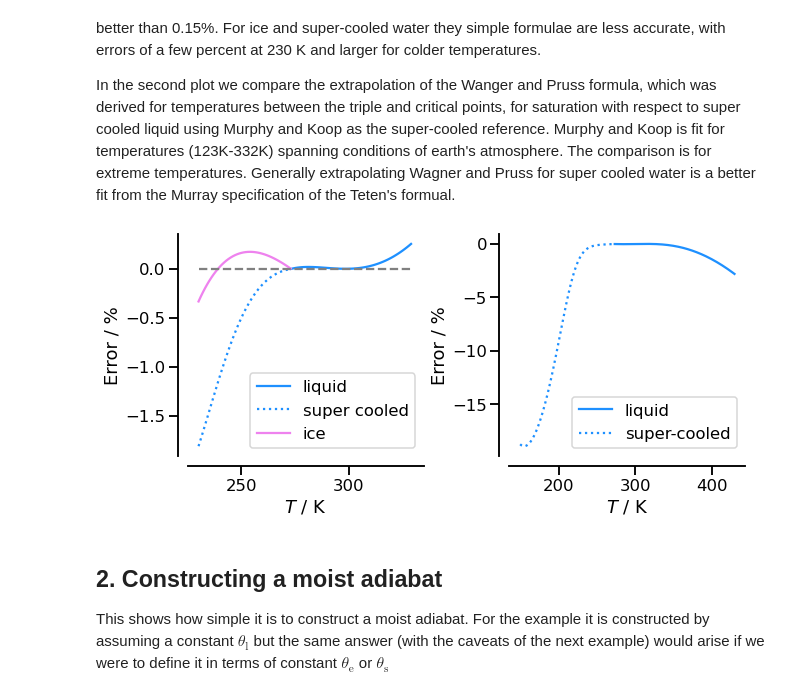
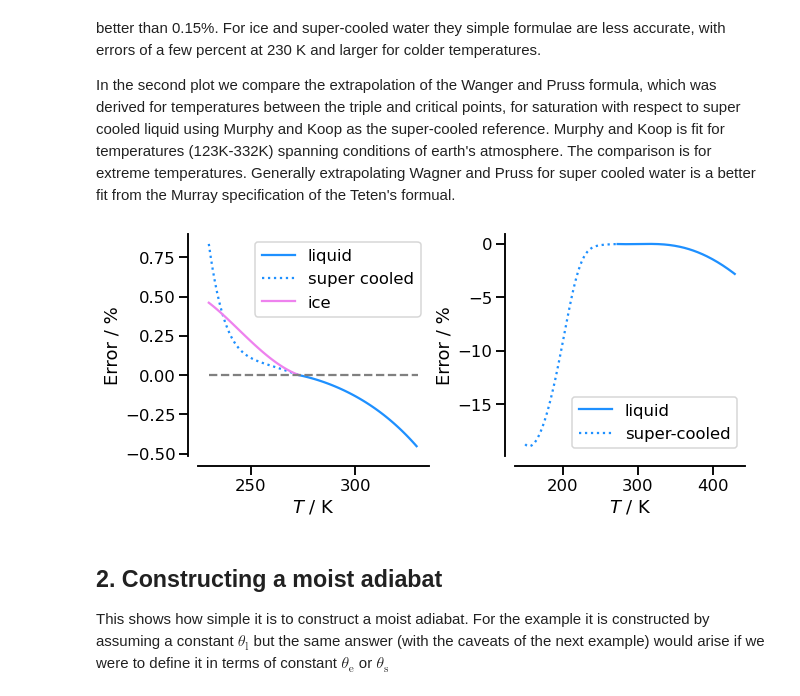
Before and after one commit to mpimet/moist_thermodynamics, a Jupyter notebook: examples/examples.ipynb, the cells around one changed output. Drawn from its saved outputs; the diff is of its cells as text; code cells hidden in the pictures.

```diff
--- a/examples/examples.ipynb
+++ b/examples/examples.ipynb
@@ -26,48 +26,48 @@ We compare the error of the much simpler Teten's formulae to those of the refere
 In the second plot we compare the extrapolation of the Wanger and Pruss formula, which was derived for temperatures between the triple and critical points, for saturation with respect to super cooled liquid using Murphy and Koop as the super-cooled reference.   Murphy and Koop is fit for temperatures (123K-332K) spanning conditions of earth's atmosphere. The comparison is for extreme temperatures.  Generally extrapolating Wagner and Pruss for super cooled water is a better fit from the Murray specification of the Teten's formual.
 # %%
 Tw = np.arange(273.15, 330.0)
-es = svp.liq_tetens(Tw)
+es = svp.liq_analytic(Tw)
 es_def = svp.liq_wagner_pruss(Tw)
 err1 = (es / es_def - 1.0) * 100.0
 
 Tc = np.arange(230.0, 273.15)
-es = svp.liq_tetens(Tc)
+es = svp.liq_analytic(Tc)
 es_def = svp.liq_murphy_koop(Tc)
 err2 = (es / es_def - 1.0) * 100.0
 
-es = svp.ice_tetens(Tc)
+es = svp.ice_analytic(Tc)
 es_def = svp.ice_wagner_etal(Tc)
 err3 = (es / es_def - 1.0) * 100.0
 
 sns.set_context("talk")
 fig, ax = plt.subplots(1, 2, figsize=(9, 4), constrained_layout=True)
 
 ax[0].plot(Tw, err1, label=f"liquid", c="dodgerblue")
 ax[0].plot(Tc, err2, label=f"super cooled", ls="dotted", c="dodgerblue")
 ax[0].plot(Tc, err3, label=f"ice", c="violet")
 
 Tw = np.arange(273.16, 430)
 es = svp.liq_wagner_pruss(Tw)
 es_def = svp.liq_murphy_koop(Tw)
 err1 = (es / es_def - 1.0) * 100.0
 ax[1].plot(Tw, err1, label=f"liquid", c="dodgerblue")
 Tw = np.arange(150, 273.16)
 es_def = svp.liq_wagner_pruss(Tw)
 es = svp.liq_murphy_koop(Tw)
 err1 = (es / es_def - 1.0) * 100.0
 ax[1].plot(Tw, err1, label=f"super-cooled", c="dodgerblue", ls="dotted")
 
 ax[0].hlines(0, 230, 330.0, ls="dashed", color="grey")
 ax[0].legend()
 ax[1].legend()
 ax[1].set_xlabel("$T$ / K")
 ax[0].set_xlabel("$T$ / K")
 ax[0].set_ylabel("Error / %")
 ax[1].set_ylabel("Error / %")
 
 sns.despine(offset=10)
 # %% [output]
-[figure, old version]
+[figure, new version]
 # %% [markdown]
 ## 2. Constructing a moist adiabat
 
```
Also changed, not shown: parts of 4 cells of this notebook, 2 other files.
